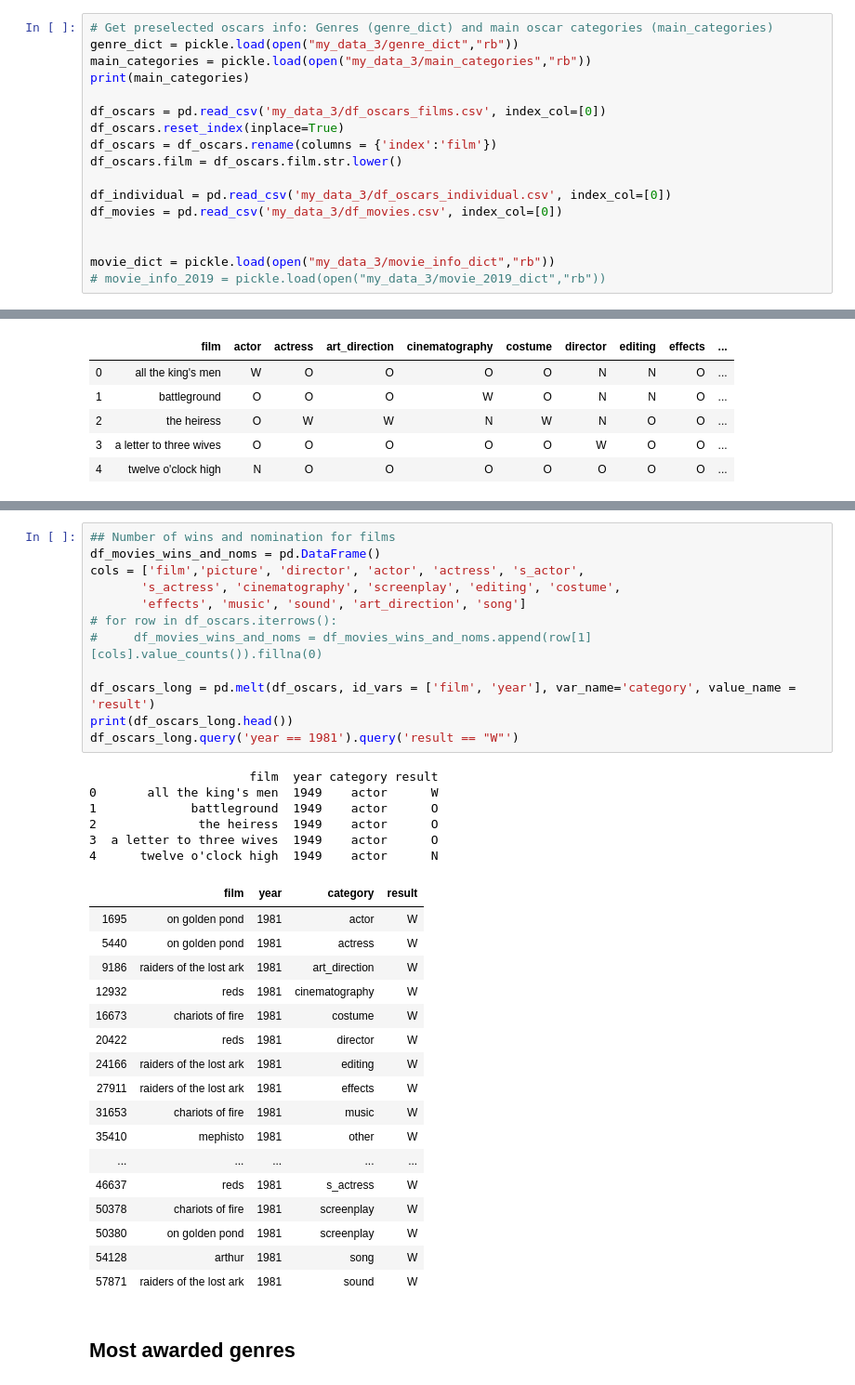
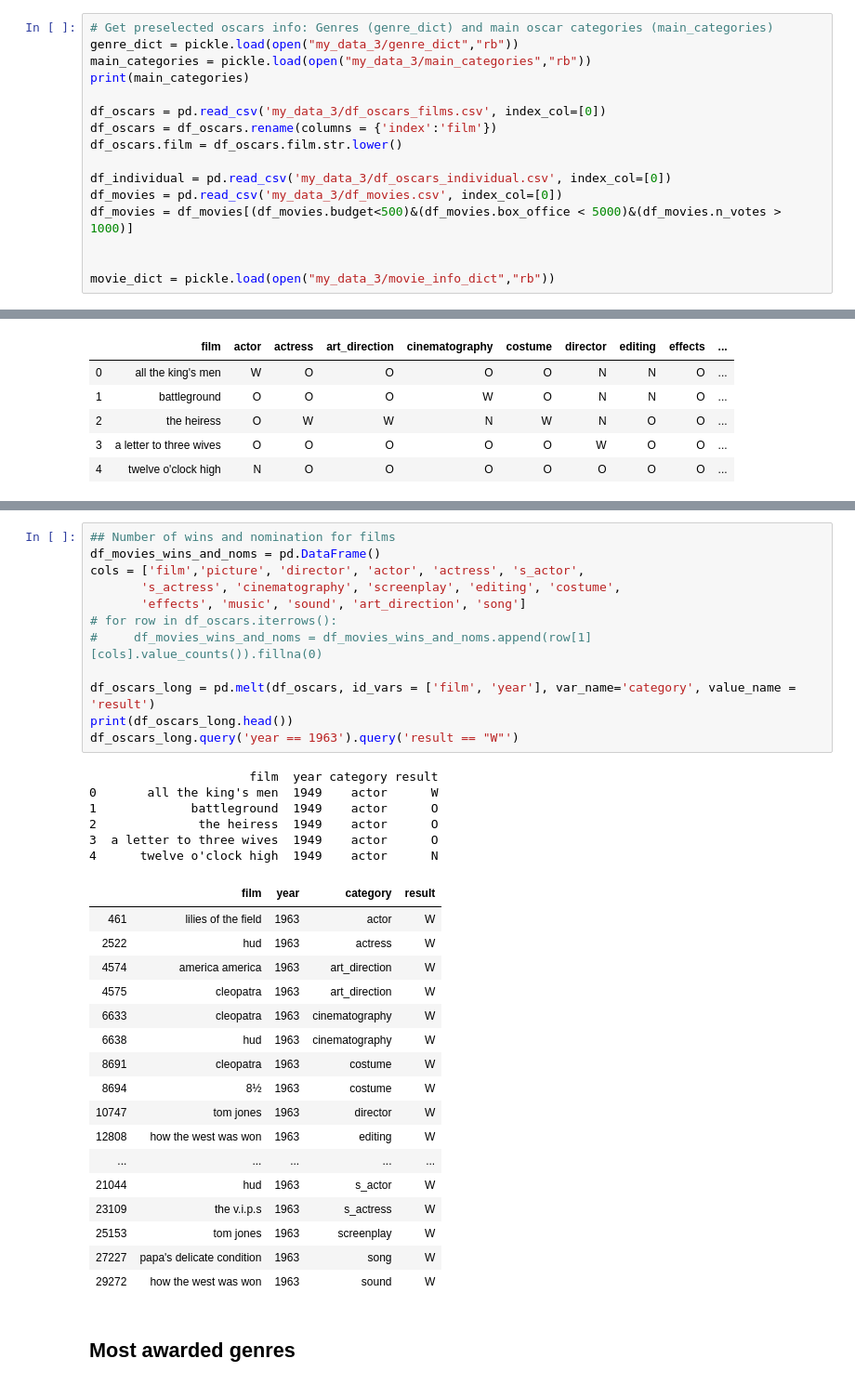
Before and after one commit to ronsg83/Capstone-1, a Jupyter notebook: Data_cleaning_EDA.ipynb, the cells around one changed output, grey strips where cells are left out. Shown: that part at 93% size. Saved outputs shown, nothing was run; the diff lists cells and outputs as text.

```diff
--- a/Data_cleaning_EDA.ipynb
+++ b/Data_cleaning_EDA.ipynb
@@ -39,16 +40,15 @@ main_categories = pickle.load(open("my_data_3/main_categories","rb"))
 print(main_categories)
 
 df_oscars = pd.read_csv('my_data_3/df_oscars_films.csv', index_col=[0])
-df_oscars.reset_index(inplace=True)
 df_oscars = df_oscars.rename(columns = {'index':'film'})
 df_oscars.film = df_oscars.film.str.lower()
 
 df_individual = pd.read_csv('my_data_3/df_oscars_individual.csv', index_col=[0])
 df_movies = pd.read_csv('my_data_3/df_movies.csv', index_col=[0])
+df_movies = df_movies[(df_movies.budget<500)&(df_movies.box_office < 5000)&(df_movies.n_votes > 1000)]
 
 
 movie_dict = pickle.load(open("my_data_3/movie_info_dict","rb"))
-# movie_info_2019 = pickle.load(open("my_data_3/movie_2019_dict","rb"))
 # %% [output]
 ['picture', 'director', 's_actor', 's_actress', 'actor', 'actress', 'screenplay', 'music', 'cinematography', 'editing', 'effects', 'sound', 'costume', 'song', 'art_direction']
 # %%
@@ -212,39 +164,39 @@ len(df_oscars.index.unique())
 # %%
 ## Number of wins and nomination for films
 df_movies_wins_and_noms = pd.DataFrame()
 cols = ['film','picture', 'director', 'actor', 'actress', 's_actor',
        's_actress', 'cinematography', 'screenplay', 'editing', 'costume',
        'effects', 'music', 'sound', 'art_direction', 'song']
 # for row in df_oscars.iterrows():
 #     df_movies_wins_and_noms = df_movies_wins_and_noms.append(row[1][cols].value_counts()).fillna(0)
 
 df_oscars_long = pd.melt(df_oscars, id_vars = ['film', 'year'], var_name='category', value_name = 'result')
 print(df_oscars_long.head())
-df_oscars_long.query('year == 1981').query('result == "W"')
+df_oscars_long.query('year == 1963').query('result == "W"')
 # %% [output]
                       film  year category result
 0       all the king's men  1949    actor      W
 1             battleground  1949    actor      O
 2              the heiress  1949    actor      O
 3  a letter to three wives  1949    actor      O
 4      twelve o'clock high  1949    actor      N
 |  | film | year | category | result |
-| 1695 | on golden pond | 1981 | actor | W |
-| 5440 | on golden pond | 1981 | actress | W |
-| 9186 | raiders of the lost ark | 1981 | art_direction | W |
-| 12932 | reds | 1981 | cinematography | W |
-| 16673 | chariots of fire | 1981 | costume | W |
-| 20422 | reds | 1981 | director | W |
-| 24166 | raiders of the lost ark | 1981 | editing | W |
-| 27911 | raiders of the lost ark | 1981 | effects | W |
-| 31653 | chariots of fire | 1981 | music | W |
-| 35410 | mephisto | 1981 | other | W |
+| 461 | lilies of the field | 1963 | actor | W |
+| 2522 | hud | 1963 | actress | W |
+| 4574 | america america | 1963 | art_direction | W |
+| 4575 | cleopatra | 1963 | art_direction | W |
+| 6633 | cleopatra | 1963 | cinematography | W |
+| 6638 | hud | 1963 | cinematography | W |
+| 8691 | cleopatra | 1963 | costume | W |
+| 8694 | 8½ | 1963 | costume | W |
+| 10747 | tom jones | 1963 | director | W |
+| 12808 | how the west was won | 1963 | editing | W |
 | ... | ... | ... | ... | ... |
-| 46637 | reds | 1981 | s_actress | W |
-| 50378 | chariots of fire | 1981 | screenplay | W |
-| 50380 | on golden pond | 1981 | screenplay | W |
-| 54128 | arthur | 1981 | song | W |
-| 57871 | raiders of the lost ark | 1981 | sound | W |
+| 21044 | hud | 1963 | s_actor | W |
+| 23109 | the v.i.p.s | 1963 | s_actress | W |
+| 25153 | tom jones | 1963 | screenplay | W |
+| 27227 | papa's delicate condition | 1963 | song | W |
+| 29272 | how the west was won | 1963 | sound | W |
 # %% [markdown]
 ## Most awarded genres
 # %%
```
Also changed, not shown: parts of 56 cells of this notebook, 1 other file.
